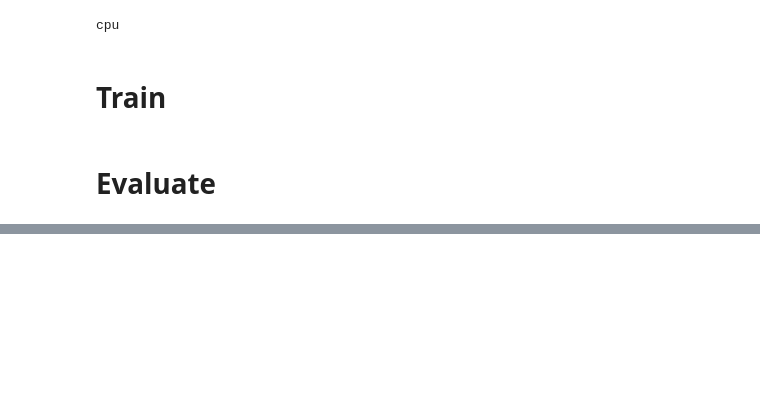
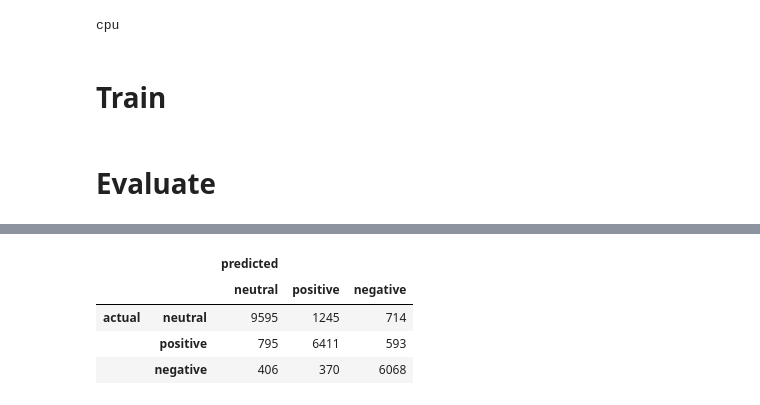
Before and after one commit to Alliix/twttr-tirgus, a Jupyter notebook: BERT/addUNKtokens/addUNKtokens_pnn.ipynb, the cells around one changed output, grey strips where cells are left out. Cells and saved outputs as stored; diff of their text form; code cells hidden in the pictures; blank space fills up the shorter version.

```diff
--- a/BERT/addUNKtokens/addUNKtokens_pnn.ipynb
+++ b/BERT/addUNKtokens/addUNKtokens_pnn.ipynb
@@ -411,4 +424,10 @@ print(classification_report(true_vals, preds_flat))
 # %%
 pd.DataFrame(confusion_matrix(true_vals, preds_flat),
-        index = [['actual', 'actual', 'actual'], ['neutral', 'positive', 'negative']],
-        columns = [['predicted', 'predicted', 'predicted'], ['neutral', 'positive', 'negative']]
+             index = [['actual', 'actual', 'actual'], ['neutral', 'positive', 'negative']],
+             columns = [['predicted', 'predicted', 'predicted'], ['neutral', 'positive', 'negative']])
+# %% [output]
+|  |  | predicted |  |  |
+|  |  | neutral | positive | negative |
+| actual | neutral | 9595 | 1245 | 714 |
+|  | positive | 795 | 6411 | 593 |
+|  | negative | 406 | 370 | 6068 |
```
Also changed, not shown: parts of 2 cells of this notebook, 1 other file.
